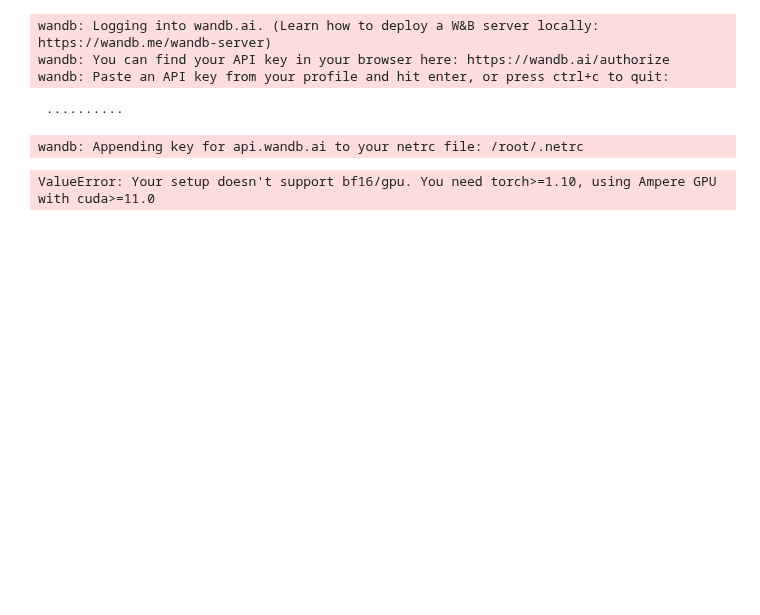
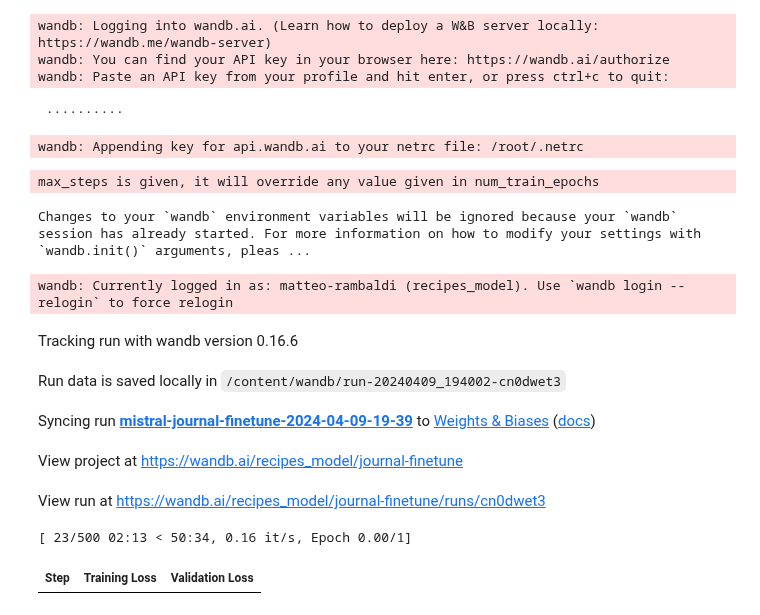
Before and after one commit to MattRamb97/Erasmus_Hardgainers, a Jupyter notebook: Recipes_model.ipynb, the cells around one changed output. Cells and saved outputs as stored; diff of their text form; code cells hidden in the pictures; blank space fills up the shorter version.

```diff
--- a/Recipes_model.ipynb
+++ b/Recipes_model.ipynb
@@ -455,32 +434,41 @@ output_dir = "./" + run_name
 
 trainer = transformers.Trainer(
     model=model,
     train_dataset=tokenized_titles,
     eval_dataset=tokenized_ingredients,
     args=transformers.TrainingArguments(
         output_dir=output_dir,
         warmup_steps=1,
         per_device_train_batch_size=2,
         gradient_accumulation_steps=1,
         gradient_checkpointing=True,
         max_steps=500,
         learning_rate=2.5e-5, # Want a small lr for finetuning
-        fp15=True, #bf16=True
+        #bf16=True,
         optim="paged_adamw_8bit",
         logging_steps=25,              # When to start reporting loss
         logging_dir="./logs",        # Directory for storing logs
         save_strategy="steps",       # Save the model checkpoint every logging step
         save_steps=25,                # Save checkpoints every 50 steps
         evaluation_strategy="steps", # Evaluate the model every logging step
         eval_steps=25,               # Evaluate and save checkpoints every 50 steps
         do_eval=True,                # Perform evaluation at the end of training
         report_to="wandb",           # Comment this out if you don't want to use weights & baises
         run_name=f"{run_name}-{datetime.now().strftime('%Y-%m-%d-%H-%M')}"          # Name of the W&B run (optional)
     ),
     data_collator=transformers.DataCollatorForLanguageModeling(tokenizer, mlm=False),
 )
 
 model.config.use_cache = False  # silence the warnings. Please re-enable for inference!
 trainer.train()
 # %% [output]
-ValueError: Your setup doesn't support bf16/gpu. You need torch>=1.10, using Ampere GPU with cuda>=11.0
+max_steps is given, it will override any value given in num_train_epochs
+Changes to your `wandb` environment variables will be ignored because your `wandb` session has already started. For more information on how to modify your settings with `wandb.init()` arguments, pleas ...
+wandb: Currently logged in as: matteo-rambaldi (recipes_model). Use `wandb login --relogin` to force relogin
+Tracking run with wandb version 0.16.6
+Run data is saved locally in /content/wandb/run-20240409_194002-cn0dwet3
+Syncing run mistral-journal-finetune-2024-04-09-19-39 to Weights & Biases (docs)
+View project at https://wandb.ai/recipes_model/journal-finetune
+View run at https://wandb.ai/recipes_model/journal-finetune/runs/cn0dwet3
+[ 23/500 02:13 < 50:34, 0.16 it/s, Epoch 0.00/1]
+| Step | Training Loss | Validation Loss |
```
Also changed, not shown: parts of 4 cells of this notebook.
